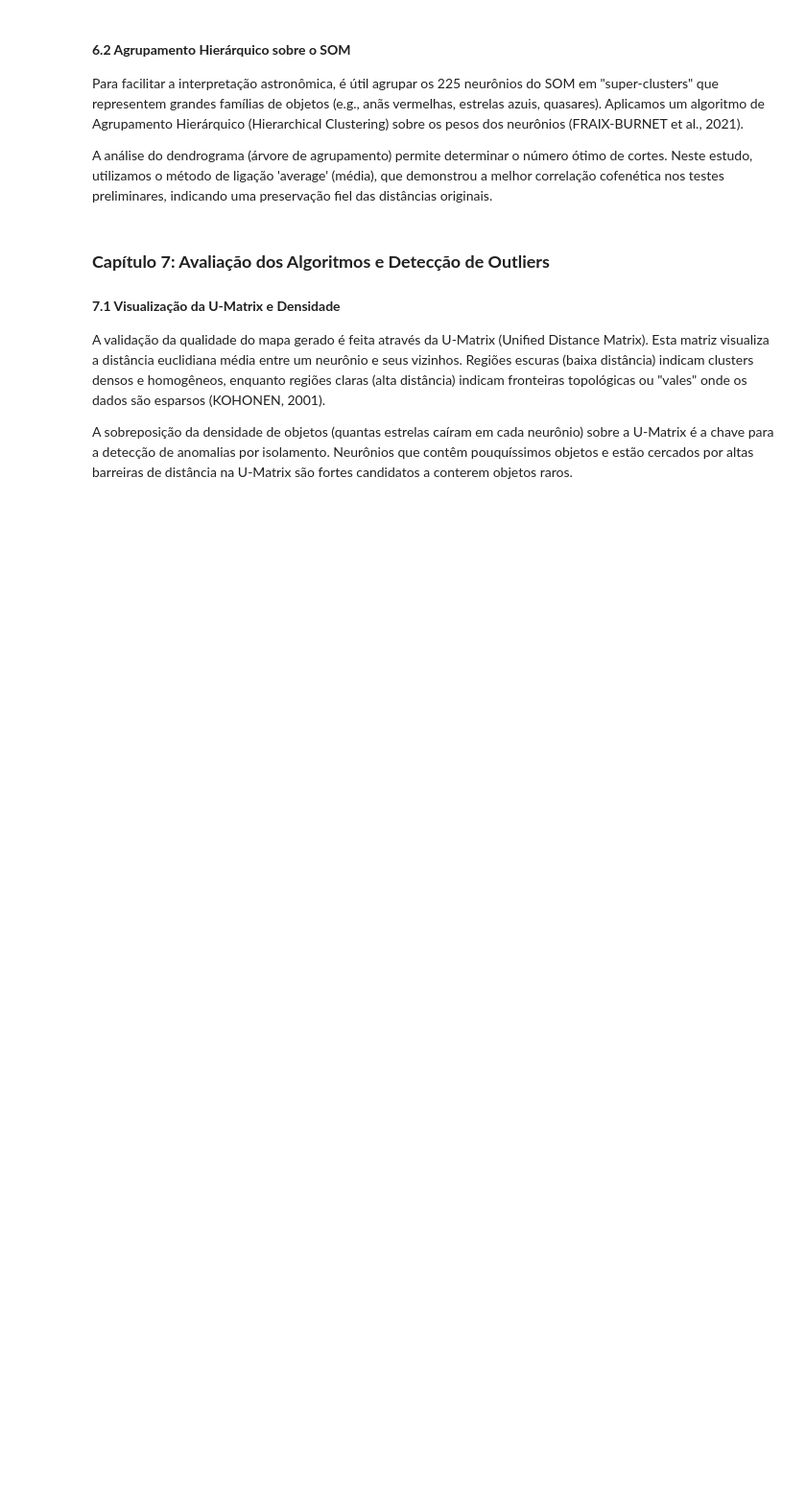
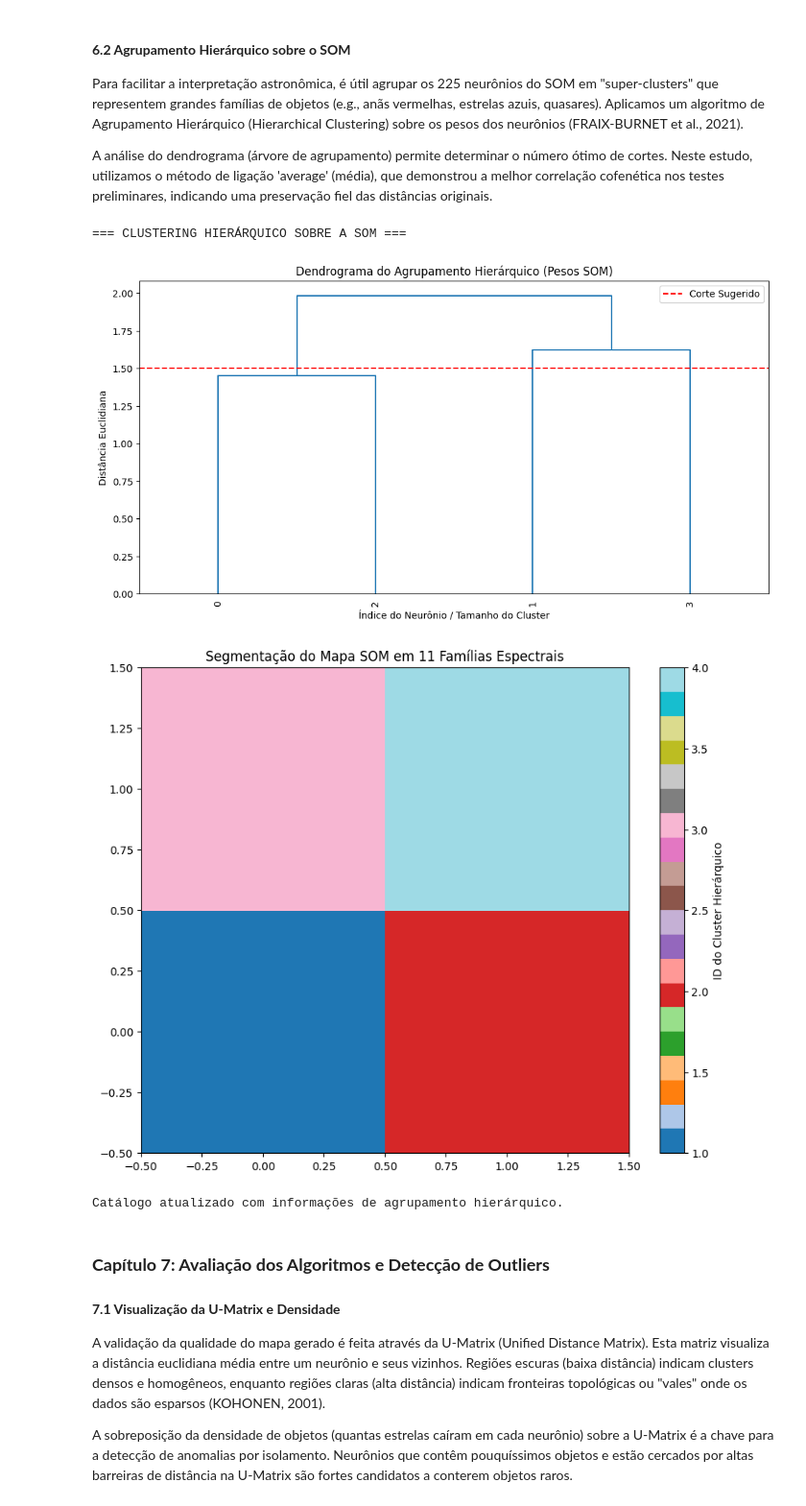
Before and after one commit to HenryLimaa/JPasEDR-Gaia, a Jupyter notebook: Abordagens_de_Aprendizado_de_Máquina_Não_Supervisionado_para_Identificação_de_Objetos_Raros_no_Projeto_J_PAS.ipynb, the cells around one changed output. Shown at 96% size. Cells and saved outputs as stored; diff of their text form; code cells hidden in the pictures; blank space fills up the shorter version.

```diff
--- a/Abordagens_de_Aprendizado_de_Máquina_Não_Supervisionado_para_Identificação_de_Objetos_Raros_no_Projeto_J_PAS.ipynb
+++ b/Abordagens_de_Aprendizado_de_Máquina_Não_Supervisionado_para_Identificação_de_Objetos_Raros_no_Projeto_J_PAS.ipynb
@@ -684,10 +675,10 @@ Dados normalizados exportados para 'fluxos_normalizados_som.csv'.
 A inicialização e configuração do SOM envolvem a escolha de hiperparâmetros críticos: o tamanho do grid (número de neurônios), a taxa de aprendizado (learning rate) e o raio de vizinhança (sigma).Para este estudo, optamos por uma grade de $15 \times 15$ neurônios (225 protótipos). Este tamanho oferece um equilíbrio entre a capacidade de generalização (agrupar objetos similares) e a resolução necessária para separar subclasses raras. Uma inicialização baseada em PCA (Análise de Componentes Principais) é utilizada em vez de uma inicialização aleatória. A inicialização por PCA alinha os eixos do mapa com as direções de maior variância dos dados, acelerando a convergência e garantindo que o mapa já comece com uma organização global coerente (VETTIGLI, 2019).O treinamento ocorre em um processo iterativo de 2000 épocas, onde os pesos dos neurônios são ajustados para minimizar a distância euclidiana em relação aos dados de entrada.
 # %%
 # Parâmetros da SOM
-tamanho_x = 15
-tamanho_y = 15
+tamanho_x = 2
+tamanho_y = 2
 dimensao_entrada = dados_som.shape[1] # 57 dimensões (Corrigido para pegar apenas o número de features)
-iteracoes = 2000
+iteracoes = 200
 taxa_aprendizado = 0.5
 sigma = 1.5
 
@@ -733,28 +729,27 @@ print("="*60)
 print("Mapeando objetos para neurônios vencedores...")
 coordenadas_mapa = np.array([som.winner(x) for x in dados_som])
 
-# Criar o DataFrame do Catálogo Local
-catalogo_local = pd.DataFrame()
+# Criar o DataFrame do Catálogo Local, começando com os identificadores do fluxo original
+catalogo_local = df_flux.copy() # Criar uma cópia para preservar os IDs e outros metadados
 
-# Recuperar identificadores do arquivo de fluxo original
-if 'TILE_ID' in df_flux.columns: catalogo_local = df_flux
-if 'NUMBER' in df_flux.columns: catalogo_local = df_flux
-
-# Adicionar coordenadas celestes (se disponíveis no original, aqui assumimos que NUMBER é o ID)
-# Adicionar as coordenadas do SOM
-catalogo_local = coordenadas_mapa[:, 0]
-catalogo_local = coordenadas_mapa[:, 1]
+# Adicionar as coordenadas do SOM como novas colunas
+catalogo_local['SOM_X'] = coordenadas_mapa[:, 0]
+catalogo_local['SOM_Y'] = coordenadas_mapa[:, 1]
 
 # Adicionar o Erro de Quantização Individual (Distância ao BMU)
 # Esta métrica é fundamental para identificar outliers: objetos longe do BMU são anômalos.
-distancias_bmu =
+distancias_bmu = [] # Inicializa a lista vazia
 pesos = som.get_weights()
 for i, x in enumerate(dados_som):
-    w = pesos[coordenadas_mapa[i], coordenadas_mapa[i]]
+    # Obtém as coordenadas do BMU para o objeto atual
+    bmu_x, bmu_y = coordenadas_mapa[i]
+    # Obtém os pesos do neurônio BMU
+    w = pesos[bmu_x, bmu_y]
+    # Calcula a distância euclidiana entre o dado e o neurônio BMU
     dist = np.linalg.norm(x - w)
     distancias_bmu.append(dist)
 
-catalogo_local = distancias_bmu
+catalogo_local['DISTANCIA_BMU'] = distancias_bmu # Adiciona a lista como nova coluna
 
 # Salvar o catálogo
 output_catalogo = os.path.join(path_dir, 'catalogo_local_som_fluxo.csv')
@@ -782,34 +791,39 @@ Z = linkage(pesos_som, method='average', metric='euclidean')
 # Plotar o Dendrograma para análise visual
 plt.figure(figsize=(12, 6))
 dendrogram(Z, truncate_mode='lastp', p=30, leaf_rotation=90., leaf_font_size=10., show_contracted=True)
 plt.title('Dendrograma do Agrupamento Hierárquico (Pesos SOM)')
 plt.xlabel('Índice do Neurônio / Tamanho do Cluster')
 plt.ylabel('Distância Euclidiana')
 plt.axhline(y=1.5, color='r', linestyle='--', label='Corte Sugerido') # Exemplo de corte visual
 plt.legend()
 plt.show()
 
 # Definição dos Clusters (Corte da árvore)
 # Baseado na análise visual e heurística do dendrograma, definimos um número de clusters alvo (ex: 11)
 n_clusters = 11
 cluster_labels = fcluster(Z, n_clusters, criterion='maxclust')
 
 # Remapear para a grade 2D
 clusters_grid = cluster_labels.reshape(tamanho_x, tamanho_y)
 
 # Visualização dos Clusters no Mapa SOM
 plt.figure(figsize=(10, 8))
 plt.imshow(clusters_grid, cmap='tab20', aspect='auto', origin='lower')
 plt.colorbar(label='ID do Cluster Hierárquico')
 plt.title(f'Segmentação do Mapa SOM em {n_clusters} Famílias Espectrais')
 plt.show()
 
 # Adicionar a informação do cluster ao Catálogo Local
-catalogo_local = [clusters_grid[x, y] for x, y in coordenadas_mapa]
+catalogo_local['CLUSTER'] = [clusters_grid[x, y] for x, y in coordenadas_mapa]
 
 # Atualizar o arquivo do catálogo
 catalogo_local.to_csv(output_catalogo, index=False)
 print("Catálogo atualizado com informações de agrupamento hierárquico.")
+# %% [output]
+=== CLUSTERING HIERÁRQUICO SOBRE A SOM ===
+[figure, added]
+[figure, added]
+Catálogo atualizado com informações de agrupamento hierárquico.
 # %% [markdown]
 ### **Capítulo 7: Avaliação dos Algoritmos e Detecção de Outliers**
 
```
Also changed, not shown: parts of 6 cells of this notebook.
